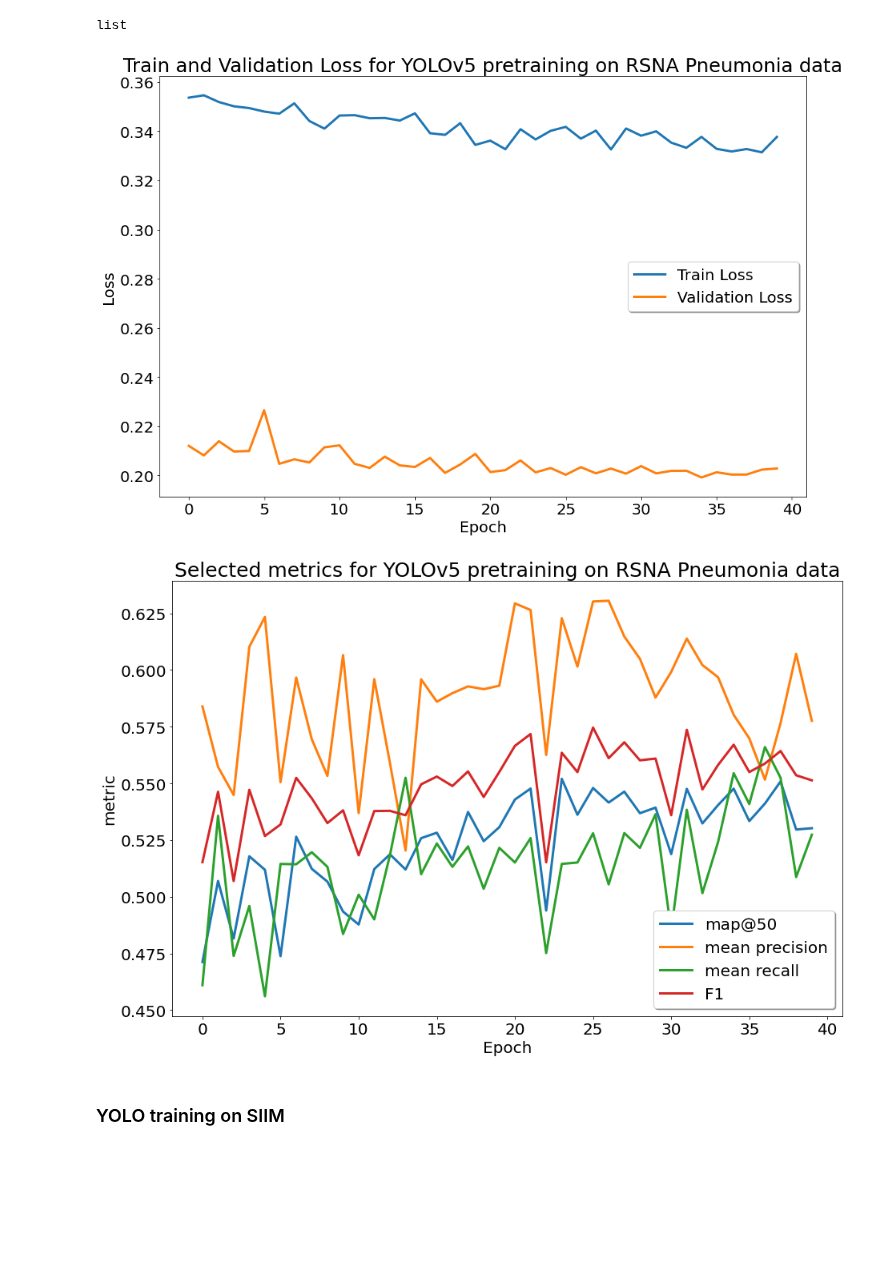
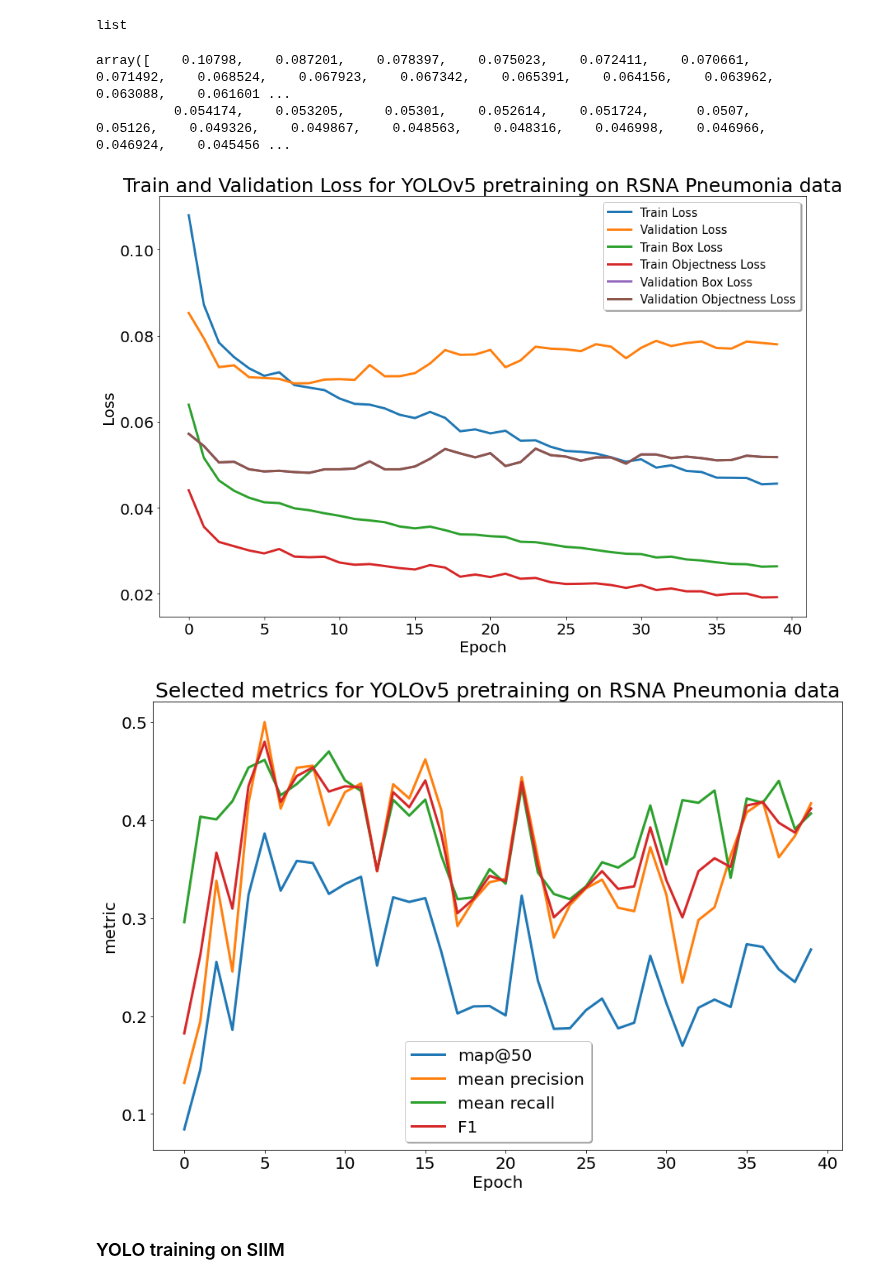
Before and after one commit to JulianSe26/aml-project, a Jupyter notebook: src/yolo/yolo-evaluations.ipynb, the cells around one changed output. Cells and saved outputs as stored; diff of their text form; code cells hidden in the pictures; blank space fills up the shorter version.

```diff
--- a/src/yolo/yolo-evaluations.ipynb
+++ b/src/yolo/yolo-evaluations.ipynb
@@ -5,7 +5,7 @@ import matplotlib.pyplot as plt
 # %% [markdown]
 ### YOLO pretraining on RSNA Dataset
 # %%
-loss_path = "./losses_final_giou_40/"
+loss_path = "./losses_pretrained/"
 train_loss = np.load(loss_path + "yolov5_train_loss_39.np.npy")
 val_loss = np.load(loss_path + "yolov5_val_loss_39.np.npy" )
 assert len(val_loss) == len(train_loss)
@@ -20,22 +20,31 @@ file.close()
 type(metrics_list)
 # %% [output]
 list
+# %%
+train_loss[:,3]
+# %% [output]
+array([    0.10798,    0.087201,    0.078397,    0.075023,    0.072411,    0.070661,    0.071492,    0.068524,    0.067923,    0.067342,    0.065391,    0.064156,    0.063962,    0.063088,    0.061601 ...
+          0.054174,    0.053205,     0.05301,    0.052614,    0.051724,      0.0507,     0.05126,    0.049326,    0.049867,    0.048563,    0.048316,    0.046998,    0.046966,    0.046924,    0.045456 ...
 # %%
 x = [i for i in range(len(val_loss))]
 
 fig = plt.figure(figsize=(15,10))
-plt.plot(x,train_loss , label="Train Loss", linewidth=3)
-plt.plot(x,val_loss, label="Validation Loss", linewidth=3)
+plt.plot(x,train_loss[:,3] , label="Train Loss", linewidth=3)
+plt.plot(x,val_loss[:,3], label="Validation Loss", linewidth=3)
+plt.plot(x,train_loss[:,0], label="Train Box Loss", linewidth=3)
+plt.plot(x,train_loss[:,1], label="Train Objectness Loss", linewidth=3)
+plt.plot(x,val_loss[:,0], label="Validation Box Loss", linewidth=3)
+plt.plot(x,val_loss[:,0], label="Validation Objectness Loss", linewidth=3)
 plt.title("Train and Validation Loss for YOLOv5 pretraining on RSNA Pneumonia data", fontsize=25)
 plt.ylabel("Loss",fontsize=20)
 plt.xlabel("Epoch",fontsize=20)
-plt.legend(shadow=True, prop={'size': 20})
+plt.legend(shadow=True, prop={'size': 15})
 plt.xticks(fontsize=20 )
 plt.yticks(fontsize=20 )
 plt.show(block=True)
-fig.savefig("final_yolo_loss.jpg",dpi=200)
+fig.savefig("../../imgs/models/loss_pretrained_ciou_42.jpg",dpi=200)
 # %% [output]
-[figure, old version]
+[figure, new version]
 # %%
 precision, recall, ap, f1, ap_class, ap50, mp, mr, map50 = [], [], [], [], [], [], [], [], []
 # %%
@@ -52,22 +61,22 @@ for metrics in metrics_list:
 # %%
 x = [i for i in range(len(map50))]
 
 fig = plt.figure(figsize=(15,10))
 plt.plot(x,map50 , label="map@50", linewidth=3)
 plt.plot(x,mp, label="mean precision", linewidth=3)
 plt.plot(x,mr, label="mean recall", linewidth=3)
 plt.plot(x,f1, label="F1", linewidth=3)
 plt.title("Selected metrics for YOLOv5 pretraining on RSNA Pneumonia data", fontsize=25)
 plt.ylabel("metric",fontsize=20)
 plt.xlabel("Epoch",fontsize=20)
 plt.legend(shadow=True, prop={'size': 20})
 plt.xticks(fontsize=20 )
 plt.yticks(fontsize=20 )
 plt.show(block=True)
-path = "../../imgs/models/metrics_giou_pretrained_yolo_40.png"
-fig.savefig("final_yolo_scores",dpi=200)
+path = "../../imgs/models/metrics_ciou_pretrained_yolo_42.png"
+fig.savefig(path,dpi=200)
 # %% [output]
-[figure, old version]
+[figure, new version]
 # %% [markdown]
 ### YOLO training on SIIM
 # %%
```
Also changed, not shown: 12 other files.
